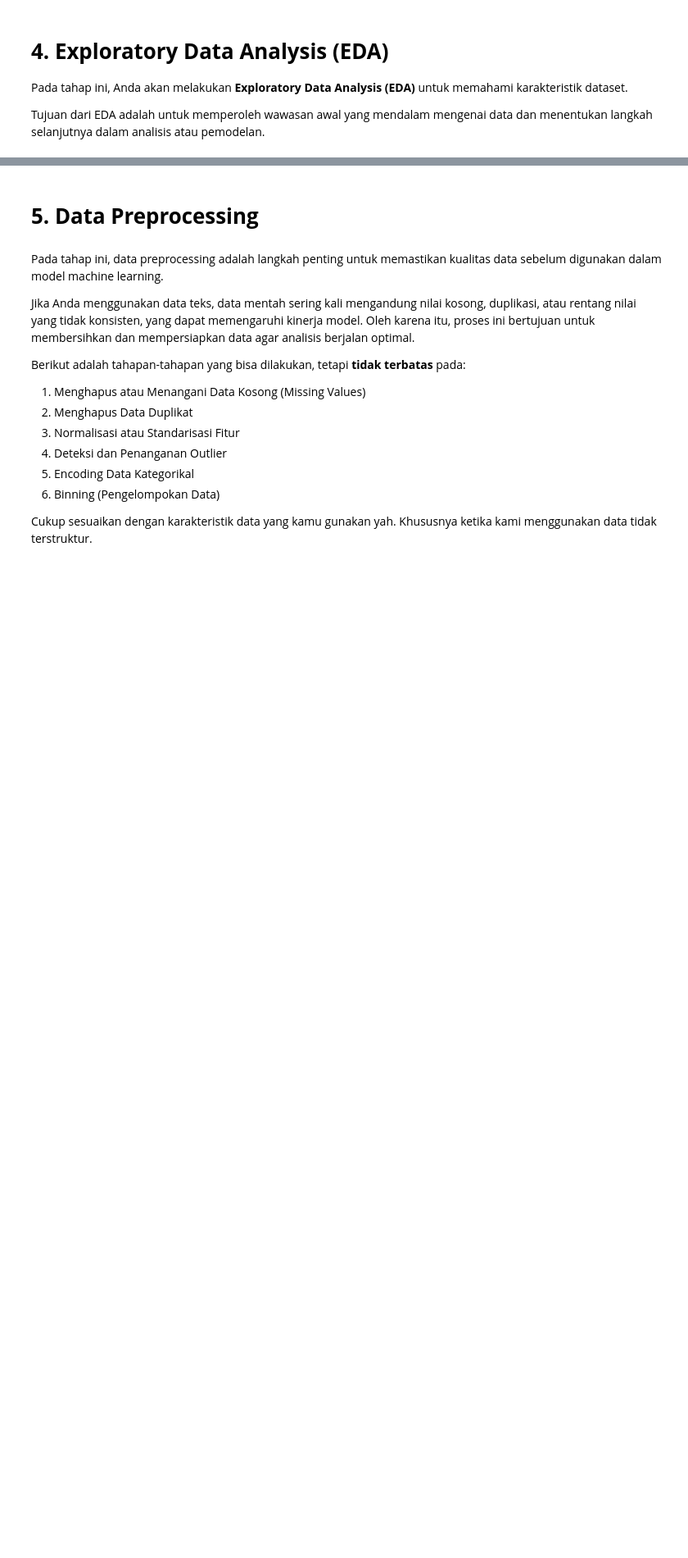
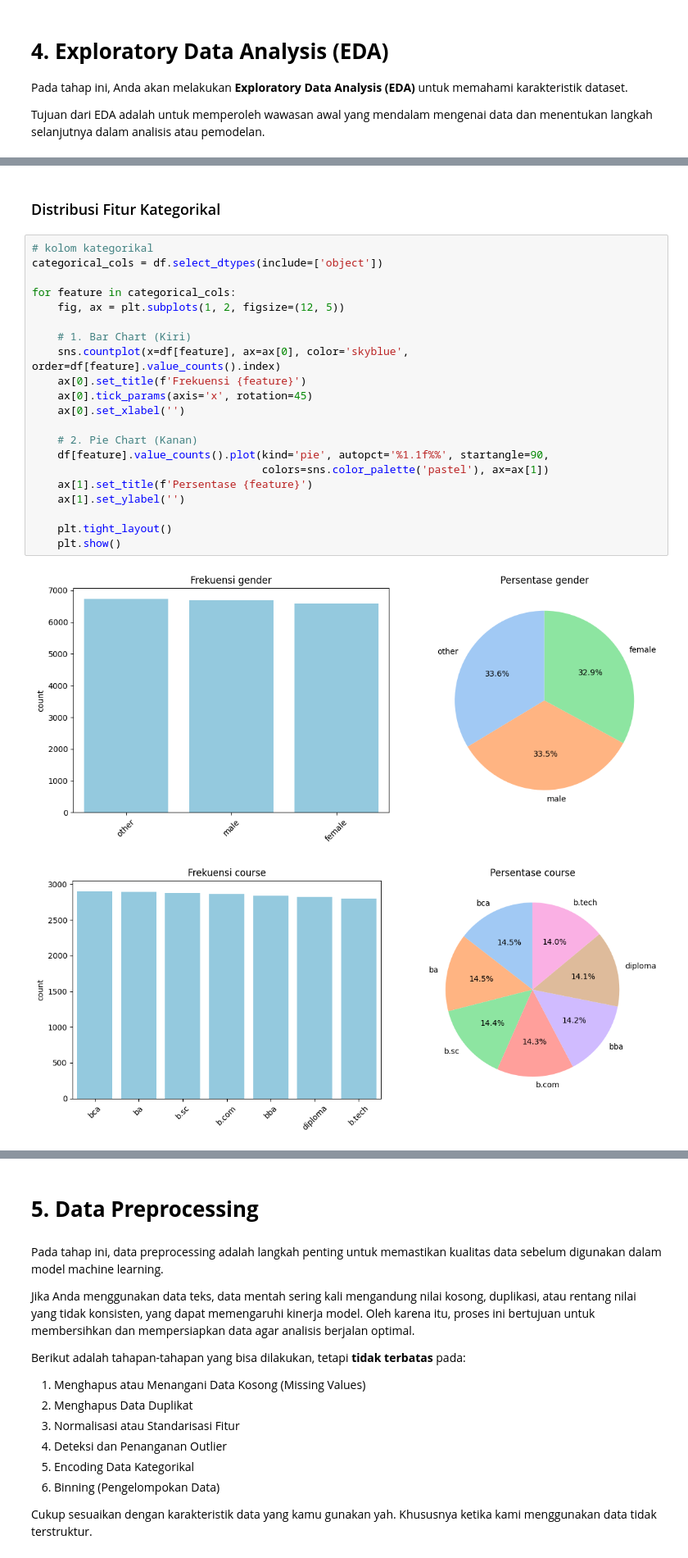
Before and after one commit to azureus0/Eksperimen_SML_Adi-Dwi-Pambudi, a Jupyter notebook: preprocessing/Eksperimen_Adi-Dwi-Pambudi.ipynb, the cells around one changed output, grey strips where cells are left out. Shown at 82% size. Saved outputs shown, nothing was run; the diff lists cells and outputs as text; blank space fills up the shorter version.

```diff
--- a/preprocessing/Eksperimen_Adi-Dwi-Pambudi.ipynb
+++ b/preprocessing/Eksperimen_Adi-Dwi-Pambudi.ipynb
@@ -31,0 +117,26 @@ Tujuan dari EDA adalah untuk memperoleh wawasan awal yang mendalam mengenai data
+# %% [markdown]
+### Distribusi Fitur Kategorikal
+# %%
+# kolom kategorikal
+categorical_cols = df.select_dtypes(include=['object'])
+
+for feature in categorical_cols:
+    fig, ax = plt.subplots(1, 2, figsize=(12, 5))
+
+    # 1. Bar Chart (Kiri)
+    sns.countplot(x=df[feature], ax=ax[0], color='skyblue', order=df[feature].value_counts().index)
+    ax[0].set_title(f'Frekuensi {feature}')
+    ax[0].tick_params(axis='x', rotation=45)
+    ax[0].set_xlabel('')
+
+    # 2. Pie Chart (Kanan)
+    df[feature].value_counts().plot(kind='pie', autopct='%1.1f%%', startangle=90,
+                                    colors=sns.color_palette('pastel'), ax=ax[1])
+    ax[1].set_title(f'Persentase {feature}')
+    ax[1].set_ylabel('')
+
+    plt.tight_layout()
+    plt.show()
+# %% [output]
+[figure, added]
+[figure, added]
```
Also changed, not shown: parts of 35 cells of this notebook, 2 other files.
